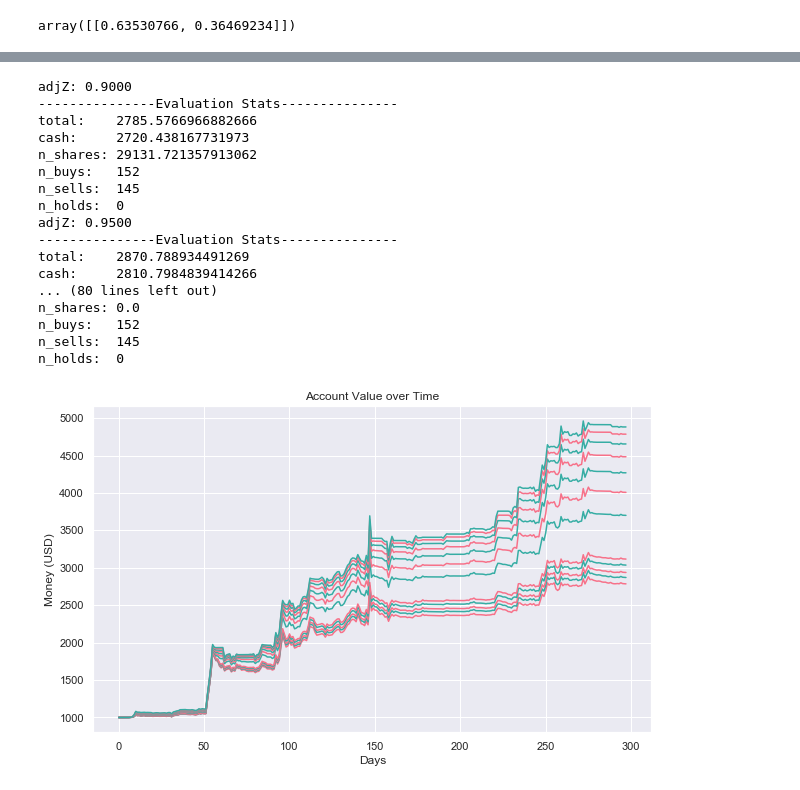
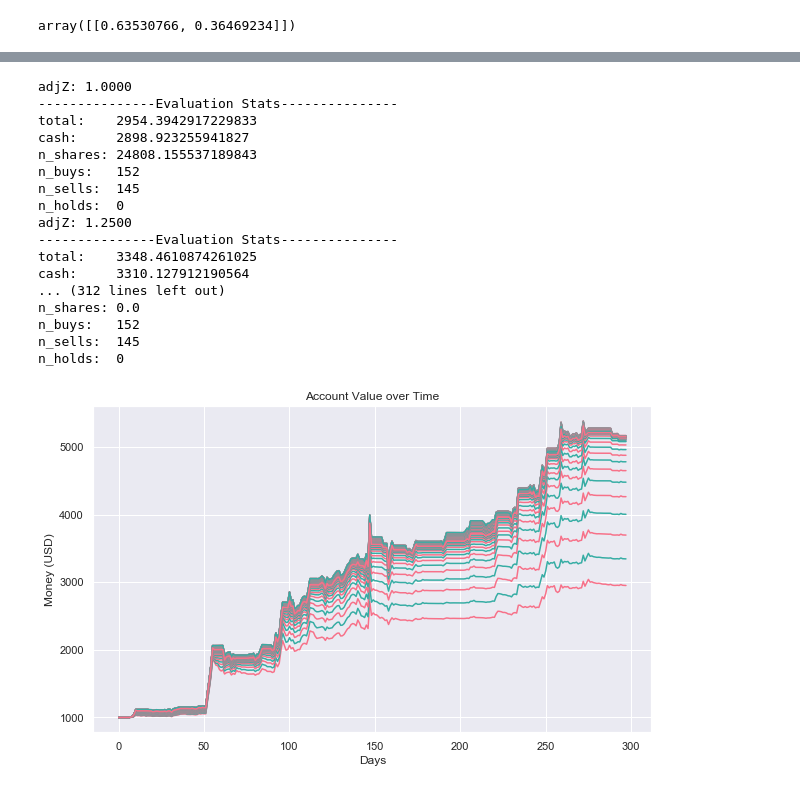
Before and after one commit to wdiam/TAMUDatathon2020Submission, a Jupyter notebook: lwc-stock_prediction.ipynb, the cells around one changed output, grey strips where cells are left out. Drawn from its saved outputs; the diff is of its cells as text; code cells hidden in the pictures.

```diff
--- a/lwc-stock_prediction.ipynb
+++ b/lwc-stock_prediction.ipynb
@@ -493,40 +497,40 @@ array([[0.63530766, 0.36469234]])
 # %%
-for adjZ in [0.9, 0.95, 0.99, 1.05, 1.1, 1.5, 1.75, 2.0, 2.25, 2.5, 2.75, 3]:
+for adjZ in np.arange(1, 11, 0.25).tolist() + [5.0]:
     print("adjZ: %.4f" % adjZ)
     np.random.seed(42)
     agent = AgentLWC(adjZ)
 
     # test data, starting cash, your agent
     e = Evaluation(xt.reset_index(drop=True), 1000, agent)
 
     print("---------------Evaluation Stats---------------")
     print(f"total:    {e.total()}")
     print(f"cash:     {e.cash}")
     print(f"n_shares: {e.n_shares}")
     print(f"n_buys:   {e.n_buys}")
     print(f"n_sells:  {e.n_sells}")
     print(f"n_holds:  {e.n_holds}")
 
     plt.plot(e.account_values)
     plt.title("Account Value over Time")
     plt.xlabel("Days")
     plt.ylabel("Money (USD)")
 # %% [output]
-adjZ: 0.9000
+adjZ: 1.0000
 ---------------Evaluation Stats---------------
-total:    2785.5766966882666
-cash:     2720.438167731973
-n_shares: 29131.721357913062
+total:    2954.3942917229833
+cash:     2898.923255941827
+n_shares: 24808.155537189843
 n_buys:   152
 n_sells:  145
 n_holds:  0
-adjZ: 0.9500
+adjZ: 1.2500
 ---------------Evaluation Stats---------------
-total:    2870.788934491269
-cash:     2810.7984839414266
-... (80 lines left out)
+total:    3348.4610874261025
+cash:     3310.127912190564
+... (312 lines left out)
 n_shares: 0.0
 n_buys:   152
 n_sells:  145
 n_holds:  0
-[figure, old version]
+[figure, new version]
```
Also changed, not shown: parts of 2 cells of this notebook.
